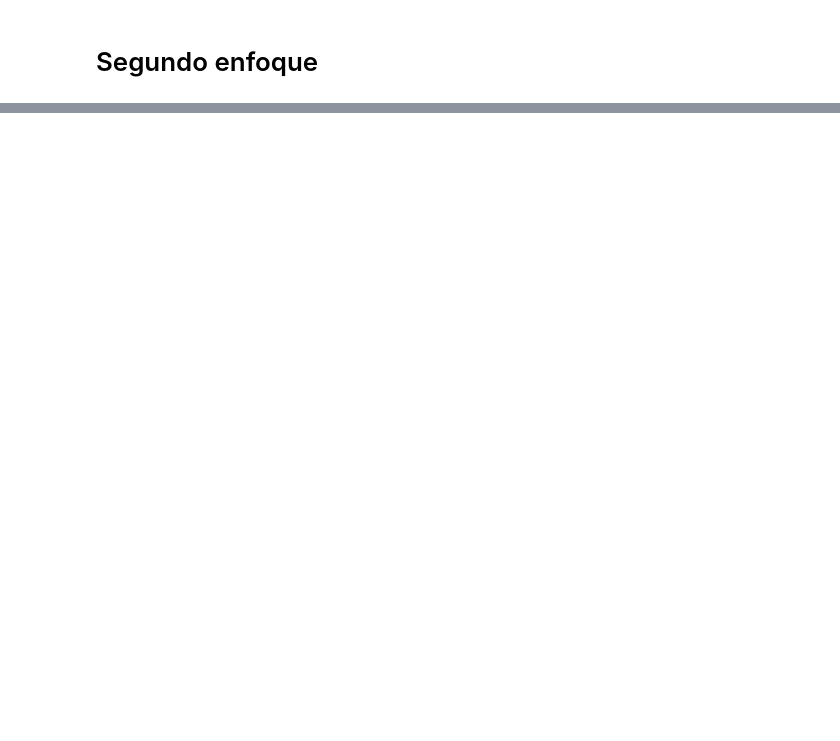
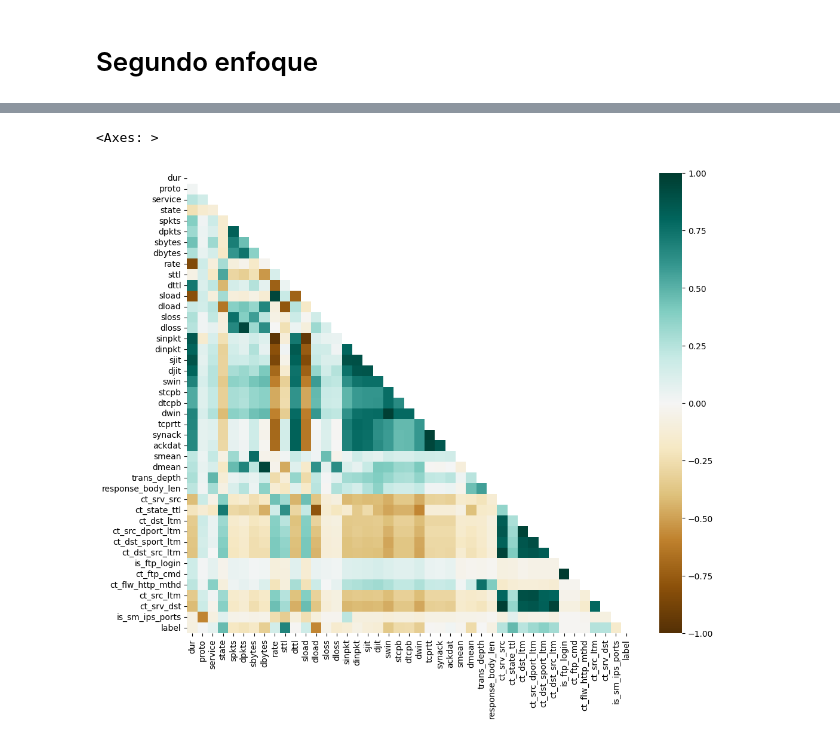
Before and after one commit to GaboLara998/ProyectoIntegrador, a Jupyter notebook: ProyectoIntregrador.ipynb, the cells around one changed output, grey strips where cells are left out. Drawn from its saved outputs; the diff is of its cells as text; code cells hidden in the pictures; blank space fills up the shorter version.

```diff
--- a/ProyectoIntregrador.ipynb
+++ b/ProyectoIntregrador.ipynb
@@ -597,0 +207,8 @@ print(feature_importance_df)
+# %%
+# creating the correlation matrix
+plt.figure(figsize=(12, 10))
+mask = np.triu(np.ones_like(dataFinal.corr(), dtype=bool))
+sns.heatmap(dataFinal.corr(),vmin=-1, vmax=1,cmap='BrBG', mask=mask)
+# %% [output]
+<Axes: >
+[figure, added]
```
Also changed, not shown: parts of 46 cells of this notebook.
